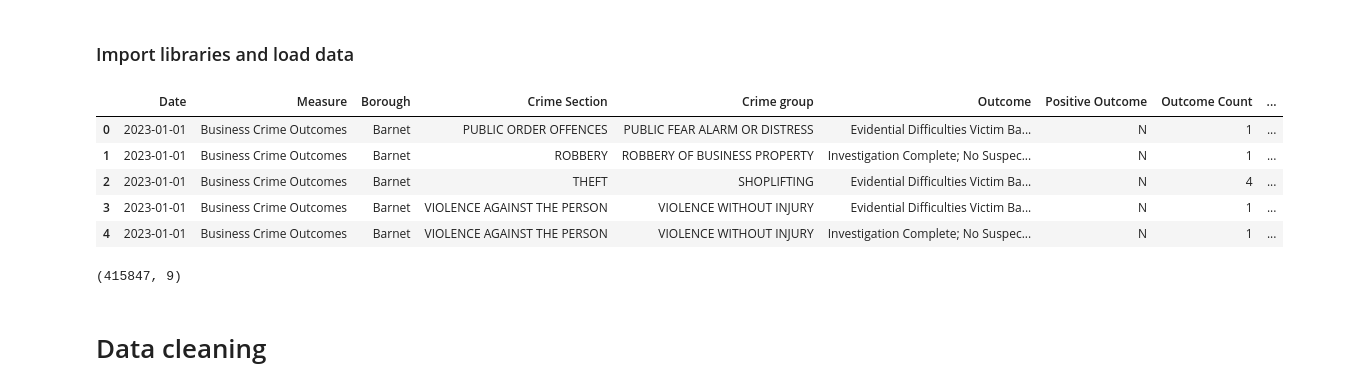
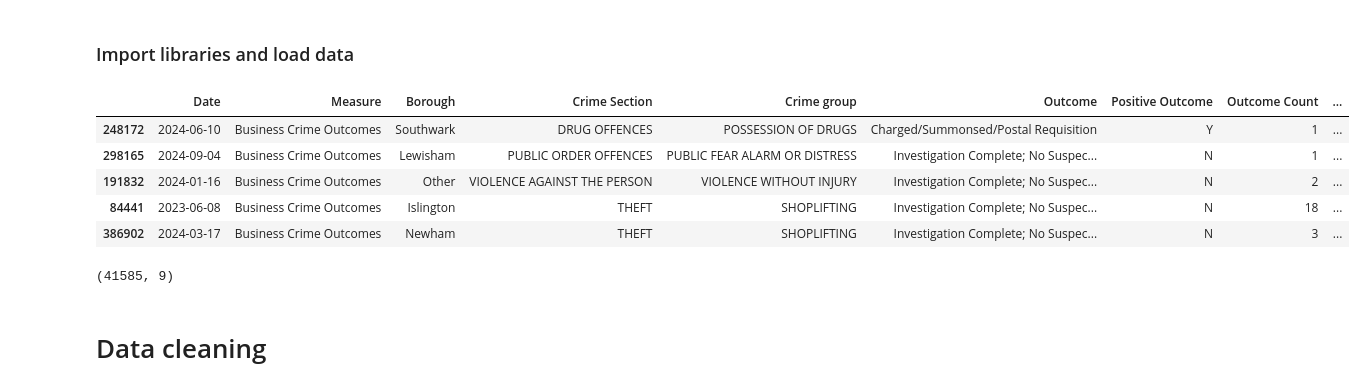
Before and after one commit to Kaori61/crime-data-analysis, a Jupyter notebook: jupyter_notebooks/etl_pipeline.ipynb, the cells around one changed output. Saved outputs shown, nothing was run; the diff lists cells and outputs as text; code cells hidden in the pictures.

Commit message:
update data sampling

```diff
--- a/jupyter_notebooks/etl_pipeline.ipynb
+++ b/jupyter_notebooks/etl_pipeline.ipynb
@@ -15,20 +15,24 @@ import pandas as pd
 import numpy as np
 # %%
 # loading csv data
-df = pd.read_csv('../dataset/raw_data.csv')
+raw = pd.read_csv('../dataset/raw_data.csv')
+
+# sample data as original data is big
+df = raw.sample(frac=0.1, random_state=42)
+df.to_csv("sample_data.csv", index=False)
 df.head()
 # %% [output]
 |  | Date | Measure | Borough | Crime Section | Crime group | Outcome | Positive Outcome | Outcome Count | ... |
-| 0 | 2023-01-01 | Business Crime Outcomes | Barnet | PUBLIC ORDER OFFENCES | PUBLIC FEAR ALARM OR DISTRESS | Evidential Difficulties Victim Ba... | N | 1 | ... |
-| 1 | 2023-01-01 | Business Crime Outcomes | Barnet | ROBBERY | ROBBERY OF BUSINESS PROPERTY | Investigation Complete; No Suspec... | N | 1 | ... |
-| 2 | 2023-01-01 | Business Crime Outcomes | Barnet | THEFT | SHOPLIFTING | Evidential Difficulties Victim Ba... | N | 4 | ... |
-| 3 | 2023-01-01 | Business Crime Outcomes | Barnet | VIOLENCE AGAINST THE PERSON | VIOLENCE WITHOUT INJURY | Evidential Difficulties Victim Ba... | N | 1 | ... |
-| 4 | 2023-01-01 | Business Crime Outcomes | Barnet | VIOLENCE AGAINST THE PERSON | VIOLENCE WITHOUT INJURY | Investigation Complete; No Suspec... | N | 1 | ... |
+| 248172 | 2024-06-10 | Business Crime Outcomes | Southwark | DRUG OFFENCES | POSSESSION OF DRUGS | Charged/Summonsed/Postal Requisition | Y | 1 | ... |
+| 298165 | 2024-09-04 | Business Crime Outcomes | Lewisham | PUBLIC ORDER OFFENCES | PUBLIC FEAR ALARM OR DISTRESS | Investigation Complete; No Suspec... | N | 1 | ... |
+| 191832 | 2024-01-16 | Business Crime Outcomes | Other | VIOLENCE AGAINST THE PERSON | VIOLENCE WITHOUT INJURY | Investigation Complete; No Suspec... | N | 2 | ... |
+| 84441 | 2023-06-08 | Business Crime Outcomes | Islington | THEFT | SHOPLIFTING | Investigation Complete; No Suspec... | N | 18 | ... |
+| 386902 | 2024-03-17 | Business Crime Outcomes | Newham | THEFT | SHOPLIFTING | Investigation Complete; No Suspec... | N | 3 | ... |
 # %%
 # check the dataset is loaded correctly
 df.shape
 # %% [output]
-(415847, 9)
+(41585, 9)
 # %% [markdown]
 # Data cleaning
 # %% [markdown]
```
Also changed, not shown: parts of 11 cells of this notebook, 3 other files.
